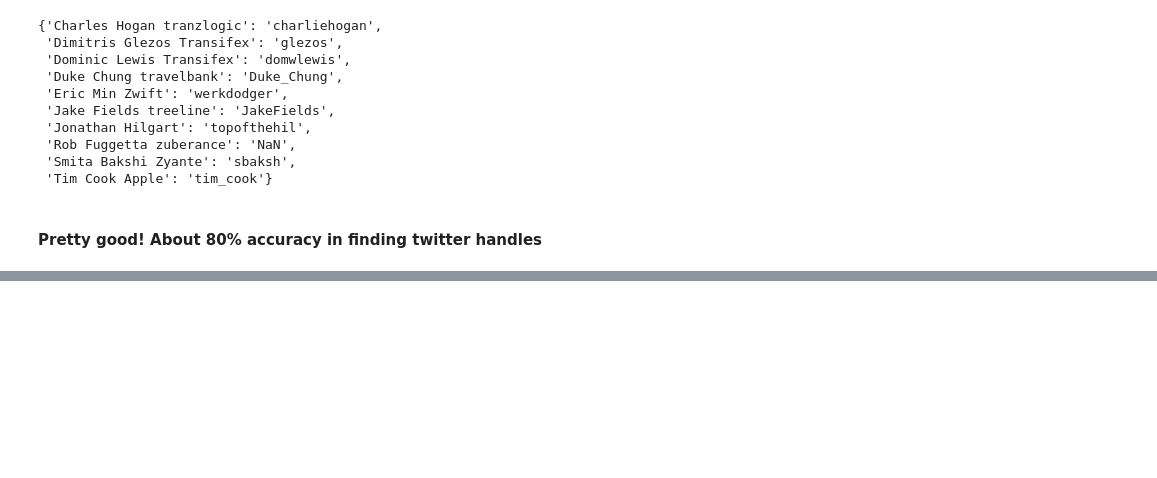
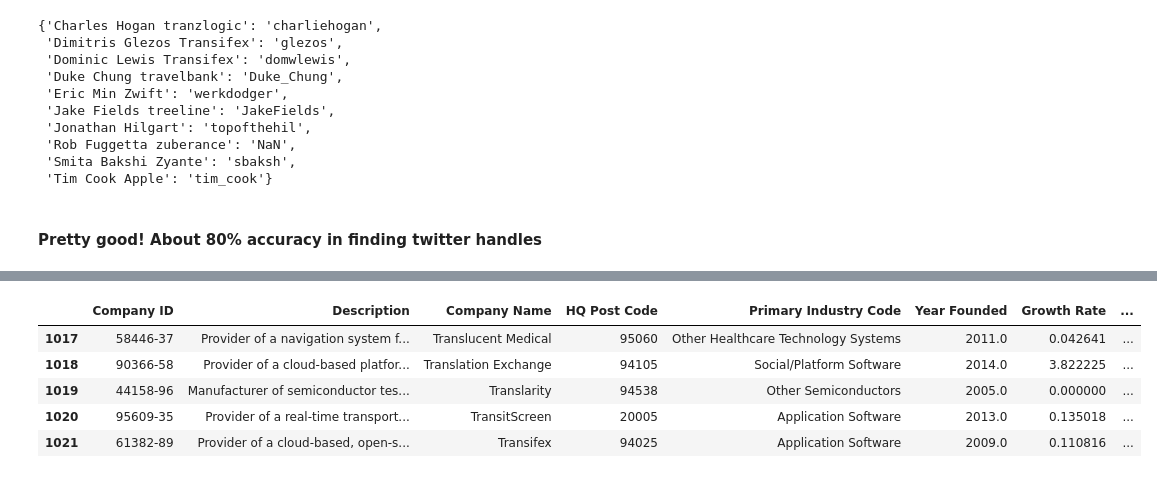
Before and after one commit to jonhilgart22/founder_nlp_analysis, a Jupyter notebook: notebooks/Exploring_CA_PitchBook_Data_VCinvested=1_2.0_JH.ipynb, the cells around one changed output, grey strips where cells are left out. Saved outputs shown, nothing was run; the diff lists cells and outputs as text; code cells hidden in the pictures; blank space fills up the shorter version.

```diff
--- a/notebooks/Exploring_CA_PitchBook_Data_1.0.ipynb
+++ b/notebooks/Exploring_CA_PitchBook_Data_VCinvested=1_2.0_JH.ipynb
@@ -433,0 +511,9 @@ RateLimitError: [{'message': 'Rate limit exceeded', 'code': 88}]
+# %%
+final_vc_df .tail()
+# %% [output]
+|  | Company ID | Description | Company Name | HQ Post Code | Primary Industry Code | Year Founded | Growth Rate | ... |
+| 1017 | 58446-37 | Provider of a navigation system f... | Translucent Medical | 95060 | Other Healthcare Technology Systems | 2011.0 | 0.042641 | ... |
+| 1018 | 90366-58 | Provider of a cloud-based platfor... | Translation Exchange | 94105 | Social/Platform Software | 2014.0 | 3.822225 | ... |
+| 1019 | 44158-96 | Manufacturer of semiconductor tes... | Translarity | 94538 | Other Semiconductors | 2005.0 | 0.000000 | ... |
+| 1020 | 95609-35 | Provider of a real-time transport... | TransitScreen | 20005 | Application Software | 2013.0 | 0.135018 | ... |
+| 1021 | 61382-89 | Provider of a cloud-based, open-s... | Transifex | 94025 | Application Software | 2009.0 | 0.110816 | ... |
```
Also changed, not shown: parts of 14 cells of this notebook, 15 other files.
